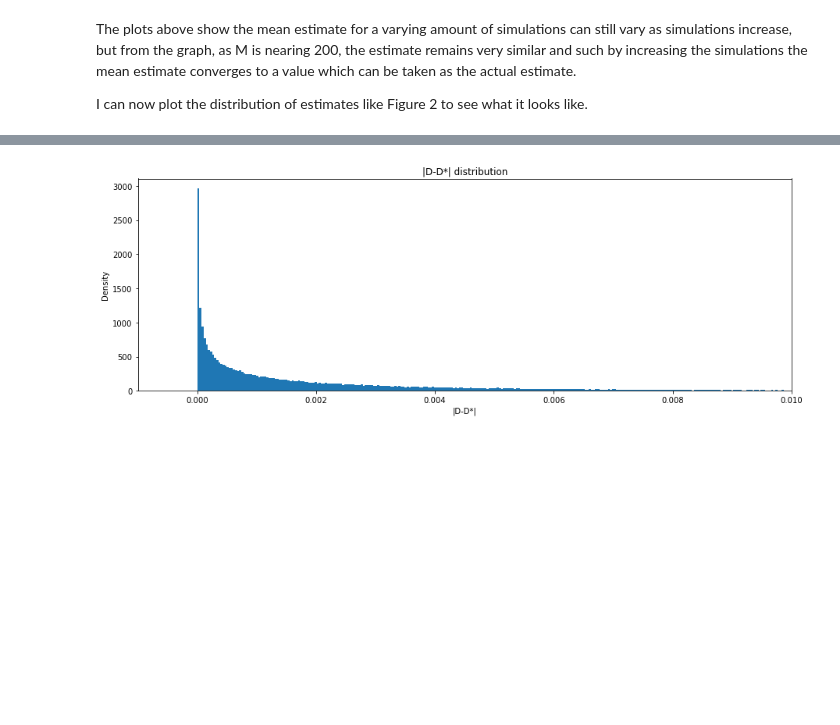
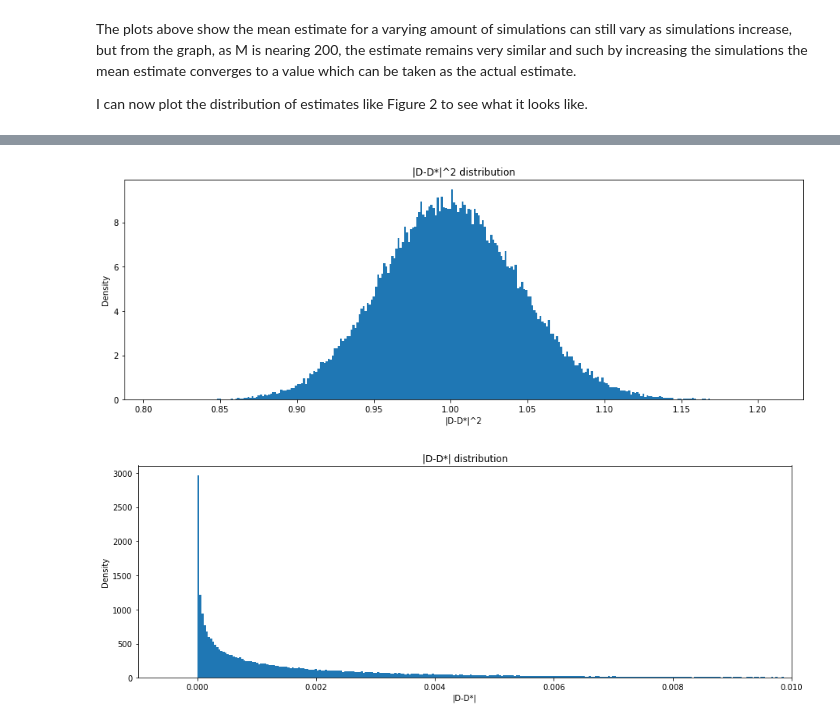
Before and after one commit to db14401/M4R, a Jupyter notebook: SDE_numerical_solution.ipynb, the cells around one changed output, grey strips where cells are left out. Cells and saved outputs as stored; diff of their text form; code cells hidden in the pictures; blank space fills up the shorter version.

```diff
--- a/SDE_numerical_solution.ipynb
+++ b/SDE_numerical_solution.ipynb
@@ -249,3 +333,12 @@ I can now plot the distribution of estimates like Figure 2 to see what it looks
+# %%
+plt.figure(figsize=(15, 5))
+plt.title('|D-D*|^2 distribution')
+plt.xlabel('|D-D*|^2')
+plt.ylabel('Density')
+plt.hist(D_prime, bins=300, density=True)
+plt.show()
+# %% [output]
+[figure, added]
 # %%
 x_0 = 0.0
 k = 0.0
```
Also changed, not shown: parts of 4 cells of this notebook.
